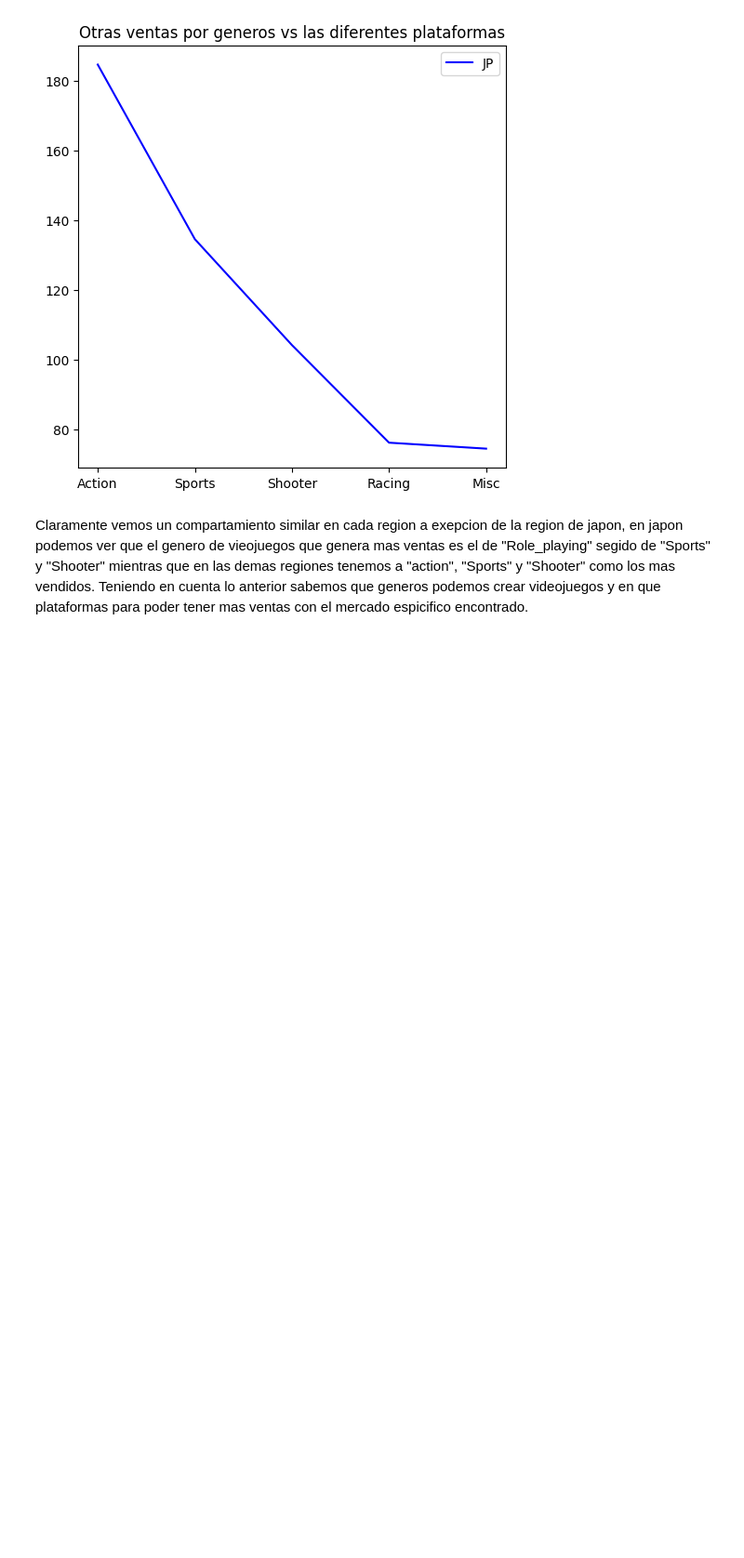
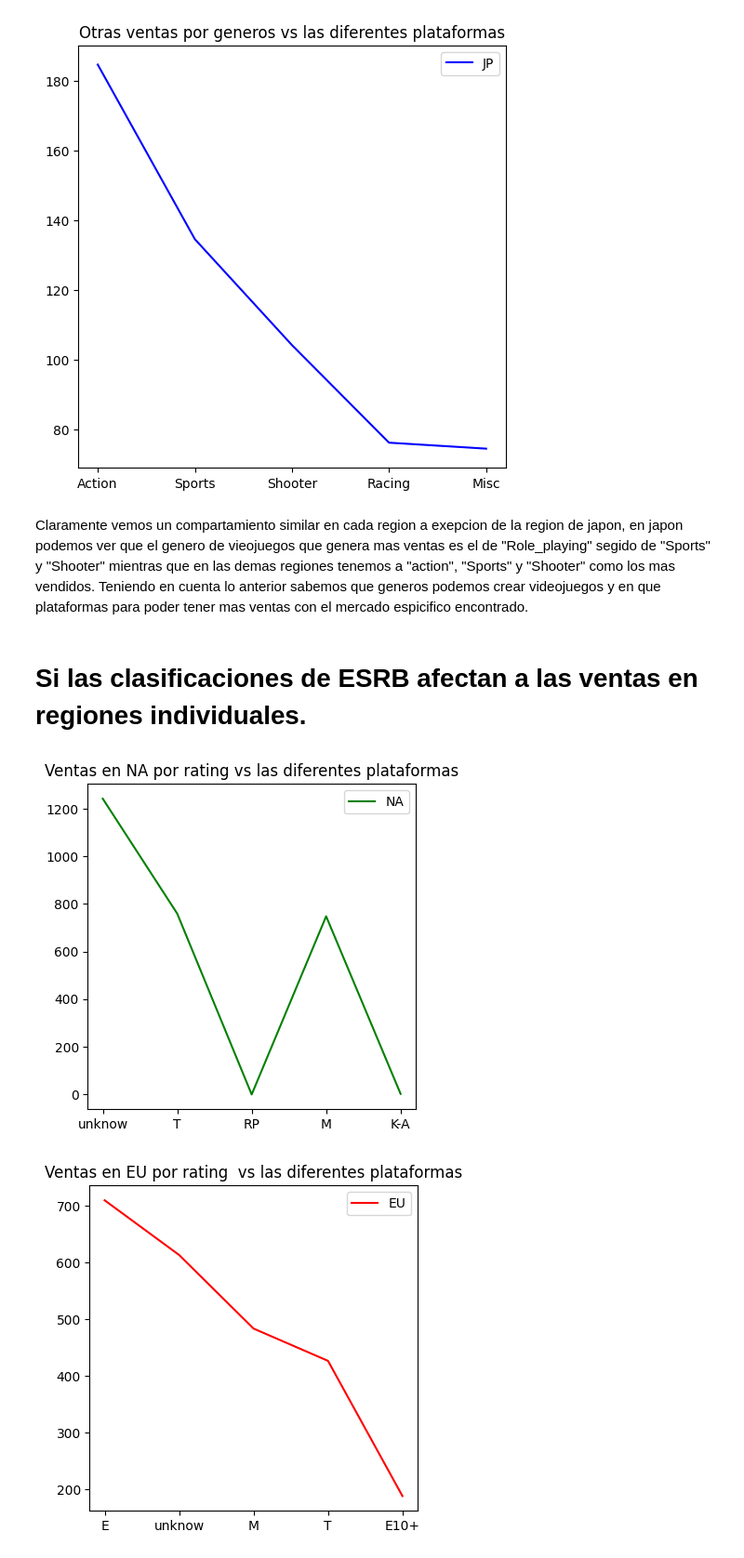
Before and after one commit to Nicobpm/selled_games_around_the_world, a Jupyter notebook: Proyect_games.ipynb, the cells around one changed output. Shown at 93% size. Saved outputs shown, nothing was run; the diff lists cells and outputs as text; code cells hidden in the pictures; blank space fills up the shorter version.

```diff
--- a/Proyect_games.ipynb
+++ b/Proyect_games.ipynb
@@ -465,3 +463,51 @@ plt.show()
 [figure]
 # %% [markdown]
 Claramente vemos un compartamiento similar en cada region a exepcion de la region de japon, en japon podemos ver que el genero de vieojuegos que genera mas ventas es el de "Role_playing" segido de "Sports" y "Shooter" mientras que en las demas regiones tenemos a "action", "Sports" y "Shooter" como los mas vendidos. Teniendo en cuenta lo anterior sabemos que generos podemos crear videojuegos y en que plataformas para poder tener mas ventas con el mercado espicifico encontrado.
+# %% [markdown]
+# Si las clasificaciones de ESRB afectan a las ventas en regiones individuales.
+# %%
+na_sales_rating = df.groupby(by = ["rating"])['na_sales'].sum()
+na_sales_rating = pd.DataFrame(na_sales_rating)
+na_sales_rating = na_sales_rating.sort_values(by = ['rating'], ascending = False)
+
+eu_sales_rating = df.groupby(by = ["rating"])['eu_sales'].sum()
+eu_sales_rating = pd.DataFrame(eu_sales_rating)
+eu_sales_rating = eu_sales_rating.sort_values(by = ['eu_sales'], ascending = False)
+
+jp_sales_rating = df.groupby(by = ["rating"])['jp_sales'].sum()
+jp_sales_rating = pd.DataFrame(jp_sales_rating)
+jp_sales_rating = jp_sales_rating.sort_values(by = ['jp_sales'], ascending = False)
+
+other_sales_rating = df.groupby(by = ["rating"])['other_sales'].sum()
+other_sales_rating = pd.DataFrame(other_sales_rating)
+other_sales_rating = other_sales_rating.sort_values(by = ['other_sales'], ascending = False)
+
+plt.figure(figsize = (10,10))
+plt.subplot(221)
+plt.title('Ventas en NA por rating vs las diferentes plataformas')
+plt.plot(na_sales_rating.head(5), label='NA', color='green')
+plt.legend()
+
+plt.figure(figsize=(10,10))
+plt.subplot(222)
+plt.title('Ventas en EU por rating  vs las diferentes plataformas')
+plt.plot(eu_sales_rating.head(5), label = 'EU', color = 'red')
+plt.legend()
+
+plt.figure(figsize = (10,10))
+plt.subplot(223)
+plt.title('Ventas en JP por rating  vs las diferentes plataformas')
+plt.plot(jp_sales_rating.head(5), label='JP', color='blue')
+plt.legend()
+
+plt.figure(figsize = (10,10))
+plt.subplot(224)
+plt.title('Otras ventas por rating  vs las diferentes plataformas')
+plt.plot(other_sales_rating.head(5), label='JP', color='blue')
+plt.legend()
+
+plt.tight_layout()
+plt.show()
+# %% [output]
+[figure, added]
+[figure, added]
```
Also changed, not shown: parts of 9 cells of this notebook.
